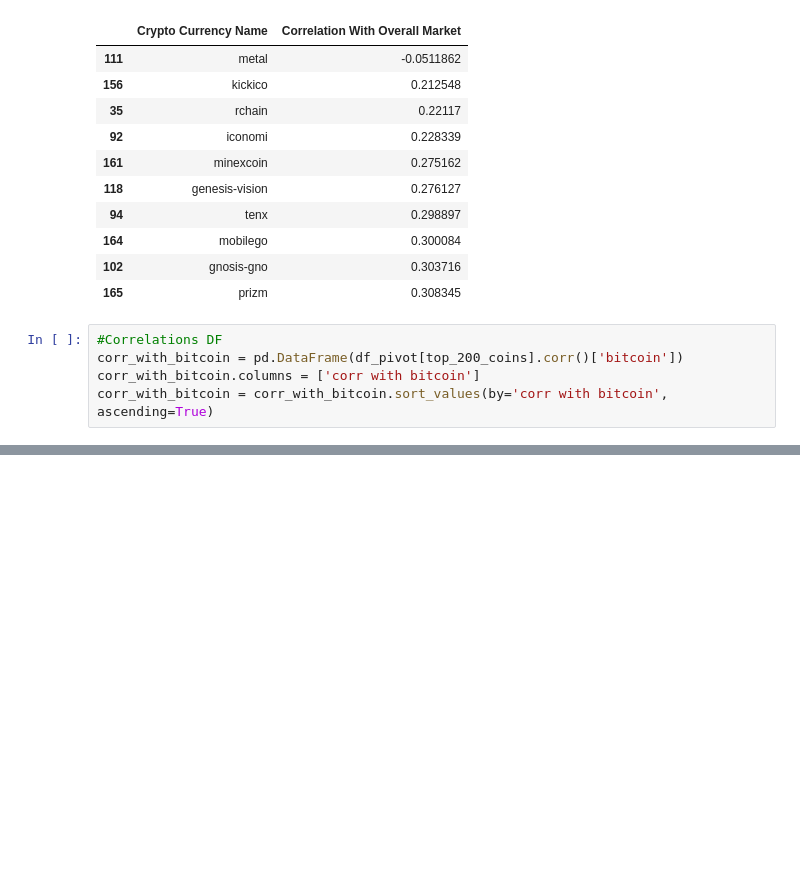
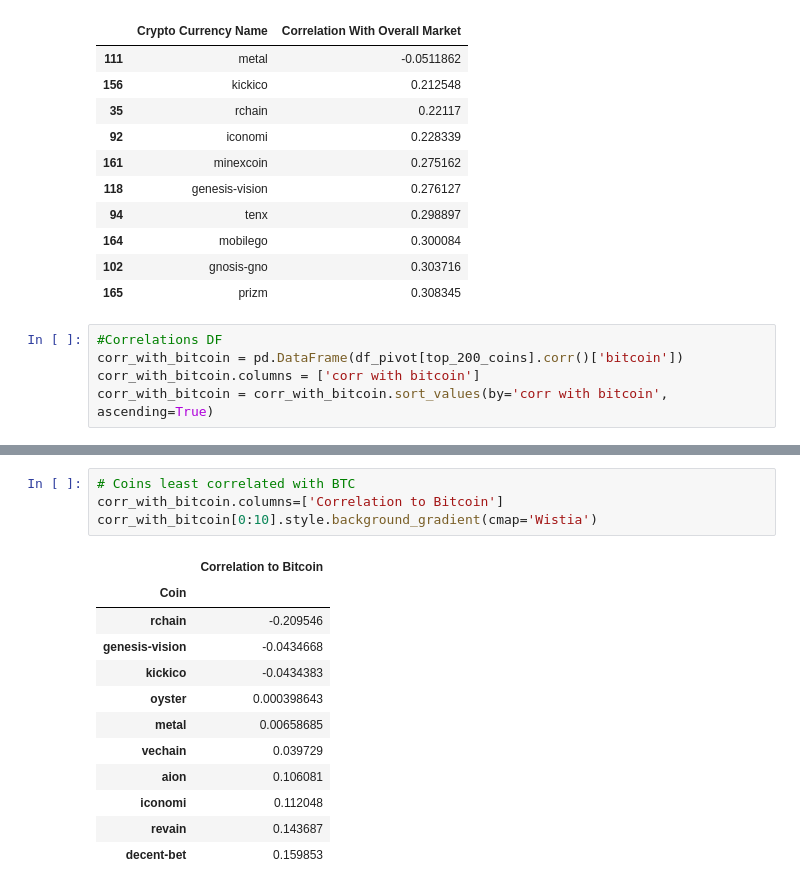
Before and after one commit to tstreamDOTh/Crypto-Currency-Market-Resistance-EDA, a Jupyter notebook: EDA.ipynb, the cells around one changed output, grey strips where cells are left out. Saved outputs shown, nothing was run; the diff lists cells and outputs as text; blank space fills up the shorter version.

```diff
--- a/EDA.ipynb
+++ b/EDA.ipynb
@@ -163,0 +179,17 @@ corr_with_bitcoin = corr_with_bitcoin.sort_values(by='corr with bitcoin', ascend
+# %%
+# Coins least correlated with BTC
+corr_with_bitcoin.columns=['Correlation to Bitcoin']
+corr_with_bitcoin[0:10].style.background_gradient(cmap='Wistia')
+# %% [output]
+|  | Correlation to Bitcoin |
+| Coin |  |
+| rchain | -0.209546 |
+| genesis-vision | -0.0434668 |
+| kickico | -0.0434383 |
+| oyster | 0.000398643 |
+| metal | 0.00658685 |
+| vechain | 0.039729 |
+| aion | 0.106081 |
+| iconomi | 0.112048 |
+| revain | 0.143687 |
+| decent-bet | 0.159853 |
```
Also changed, not shown: parts of 2 cells of this notebook, 1 other file.
